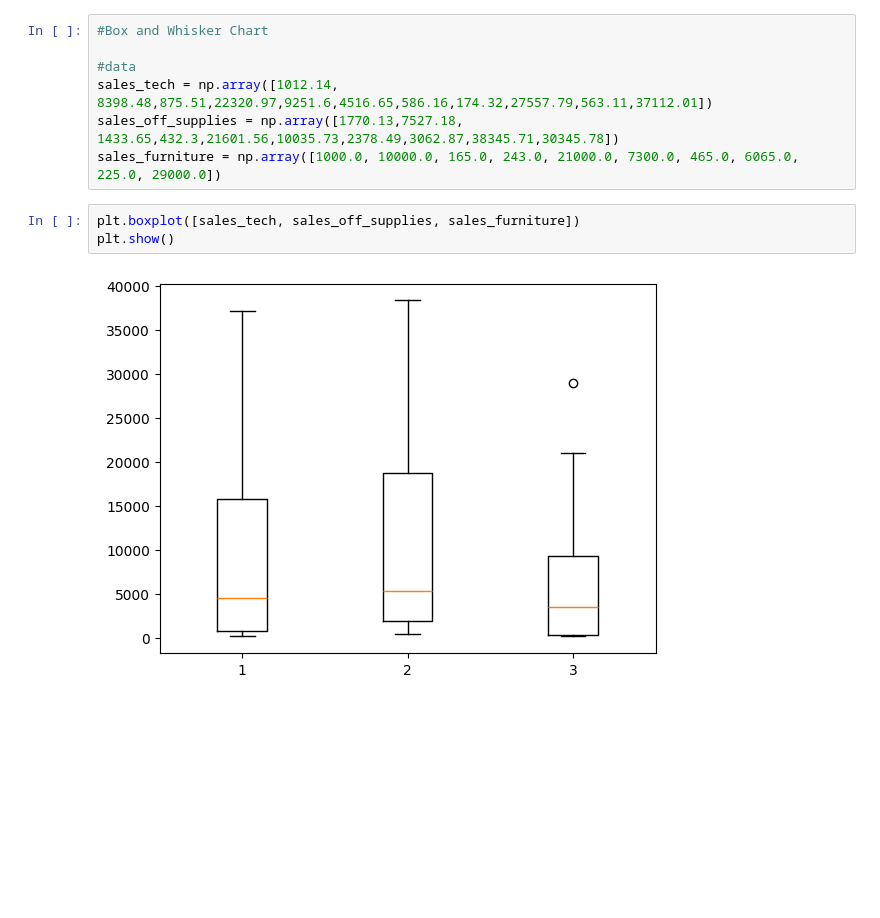
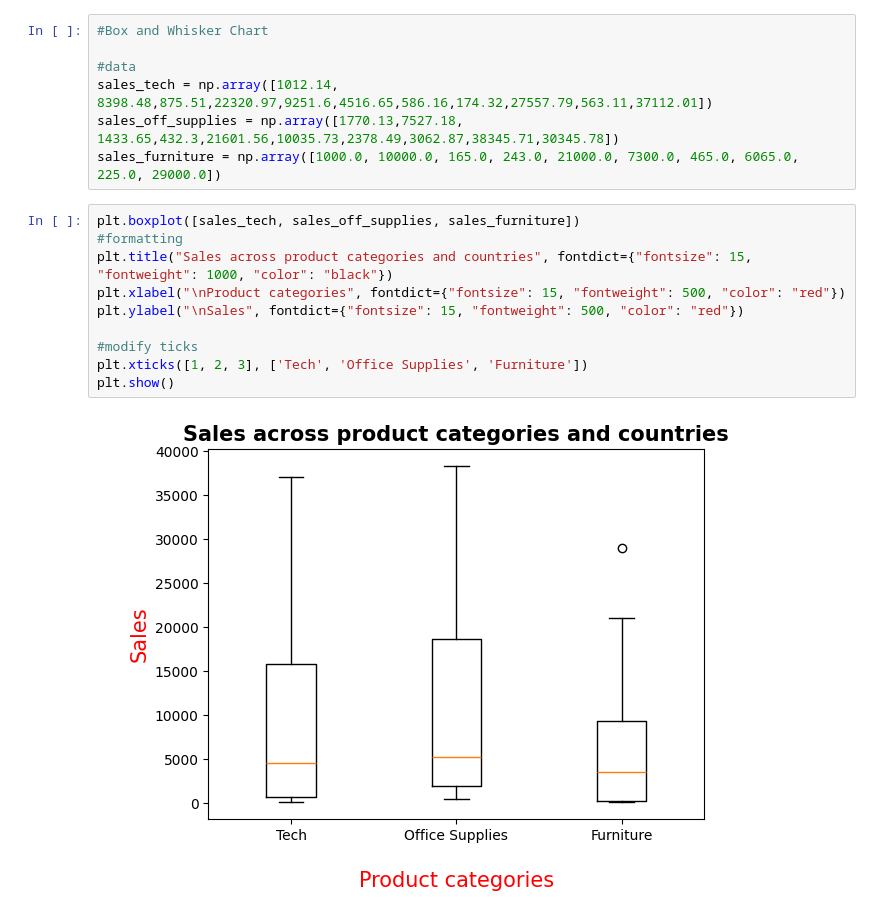
Before and after one commit to Sparsh015/data_analytics, a Jupyter notebook: matplotlib/more_charts.ipynb, the cells around one changed output. Drawn from its saved outputs; the diff is of its cells as text; blank space fills up the shorter version.

```diff
--- a/matplotlib/more_charts.ipynb
+++ b/matplotlib/more_charts.ipynb
@@ -26,6 +26,13 @@ sales_off_supplies = np.array([1770.13,7527.18, 1433.65,432.3,21601.56,10035.73,
 sales_furniture = np.array([1000.0, 10000.0, 165.0, 243.0, 21000.0, 7300.0, 465.0, 6065.0, 225.0, 29000.0])
 # %%
 plt.boxplot([sales_tech, sales_off_supplies, sales_furniture])
+#formatting
+plt.title("Sales across product categories and countries", fontdict={"fontsize": 15, "fontweight": 1000, "color": "black"})
+plt.xlabel("\nProduct categories", fontdict={"fontsize": 15, "fontweight": 500, "color": "red"})
+plt.ylabel("\nSales", fontdict={"fontsize": 15, "fontweight": 500, "color": "red"})
+
+#modify ticks
+plt.xticks([1, 2, 3], ['Tech', 'Office Supplies', 'Furniture'])
 plt.show()
 # %% [output]
-[figure, old version]
+[figure, new version]
```
Also changed, not shown: parts of 4 cells of this notebook.
